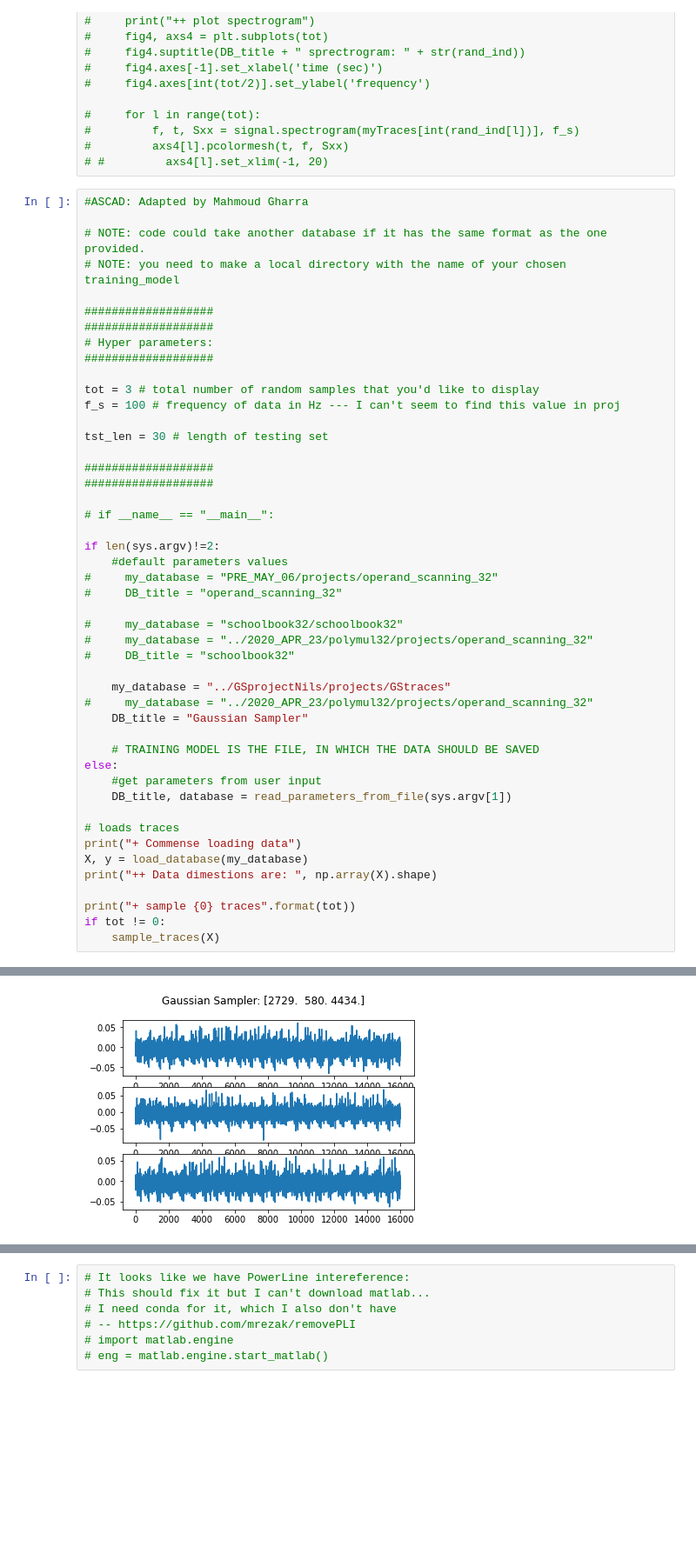
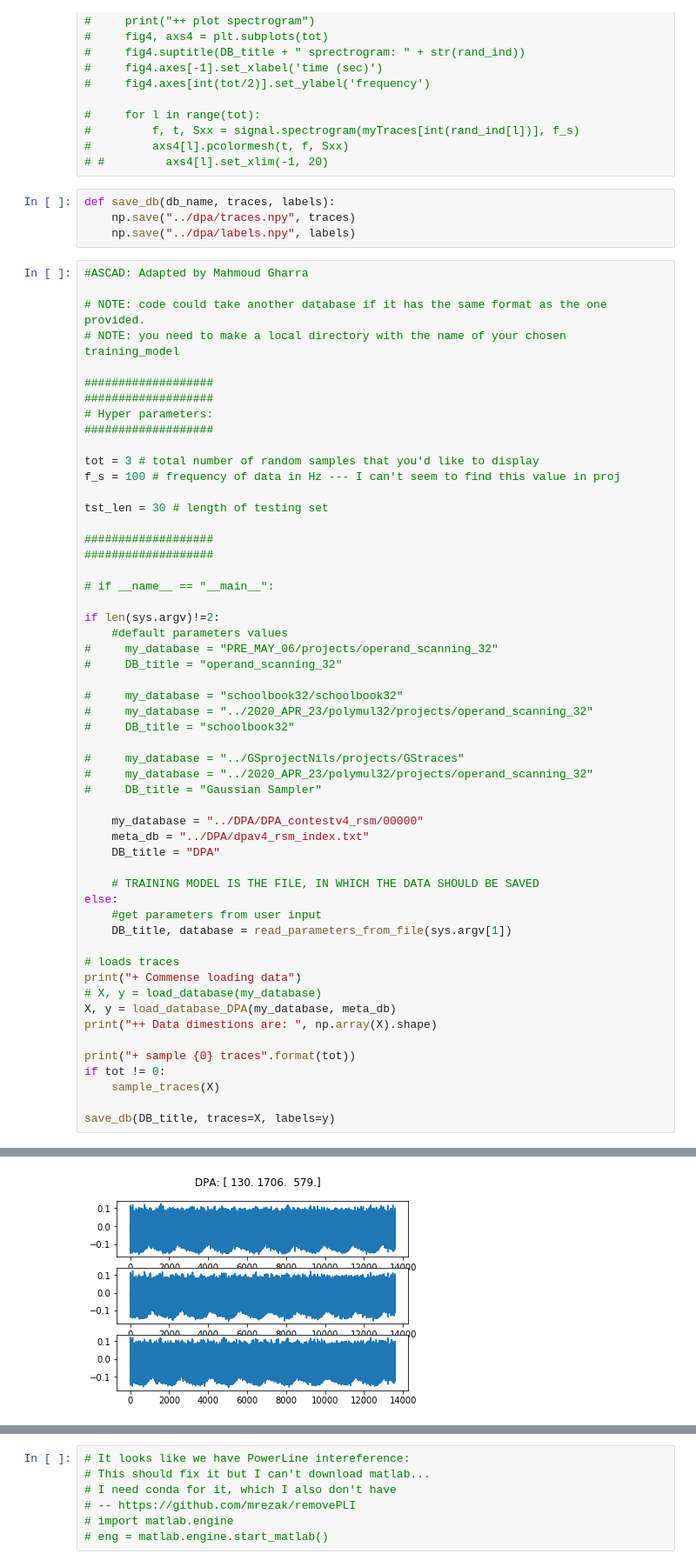
Before and after one commit to MakRude/SCA-with-keras, a Jupyter notebook: load_n_display_traces_clean.ipynb, the cells around one changed output, grey strips where cells are left out. Shown: that part at 87% size. Cells and saved outputs as stored; diff of their text form; blank space fills up the shorter version.

Commit message:
implemented code that processes DPA contest code We can now adapt the DPA contest data to our learning code.

```diff
--- a/load_n_display_traces_clean.ipynb
+++ b/load_n_display_traces_clean.ipynb
@@ -285,6 +266,10 @@ def sample_traces(unlab_traces):
 #         f, t, Sxx = signal.spectrogram(myTraces[int(rand_ind[l])], f_s)
 #         axs4[l].pcolormesh(t, f, Sxx)
 # #         axs4[l].set_xlim(-1, 20)
+# %%
+def save_db(db_name, traces, labels):
+    np.save("../dpa/traces.npy", traces)
+    np.save("../dpa/labels.npy", labels)
 # %%
 #ASCAD: Adapted by Mahmoud Gharra
 
@@ -315,9 +300,13 @@ if len(sys.argv)!=2:
 #     my_database = "../2020_APR_23/polymul32/projects/operand_scanning_32"
 #     DB_title = "schoolbook32"
 
-    my_database = "../GSprojectNils/projects/GStraces"
+#     my_database = "../GSprojectNils/projects/GStraces"
 #     my_database = "../2020_APR_23/polymul32/projects/operand_scanning_32"
-    DB_title = "Gaussian Sampler"
+#     DB_title = "Gaussian Sampler"
+
+    my_database = "../DPA/DPA_contestv4_rsm/00000"
+    meta_db = "../DPA/dpav4_rsm_index.txt"
+    DB_title = "DPA"
 
     # TRAINING MODEL IS THE FILE, IN WHICH THE DATA SHOULD BE SAVED
 else:
@@ -326,11 +315,14 @@ else:
 
 # loads traces
 print("+ Commense loading data")
-X, y = load_database(my_database)
+# X, y = load_database(my_database)
+X, y = load_database_DPA(my_database, meta_db)
 print("++ Data dimestions are: ", np.array(X).shape)
 
 print("+ sample {0} traces".format(tot))
 if tot != 0:
     sample_traces(X)
+
+save_db(DB_title, traces=X, labels=y)
 # %% [output]
 + Commense loading data
@@ -344,4 +333,4 @@ np.asarray(bytearray(project.keys[0])) [ 48 113  40  75 166 213 183  67 239 120
 + sample 3 traces
 ++ plot traces
 ++ plot frequencies
-[figure, old version]
+[figure, new version]
```
Also changed, not shown: parts of 10 cells of this notebook, 1 other file.
